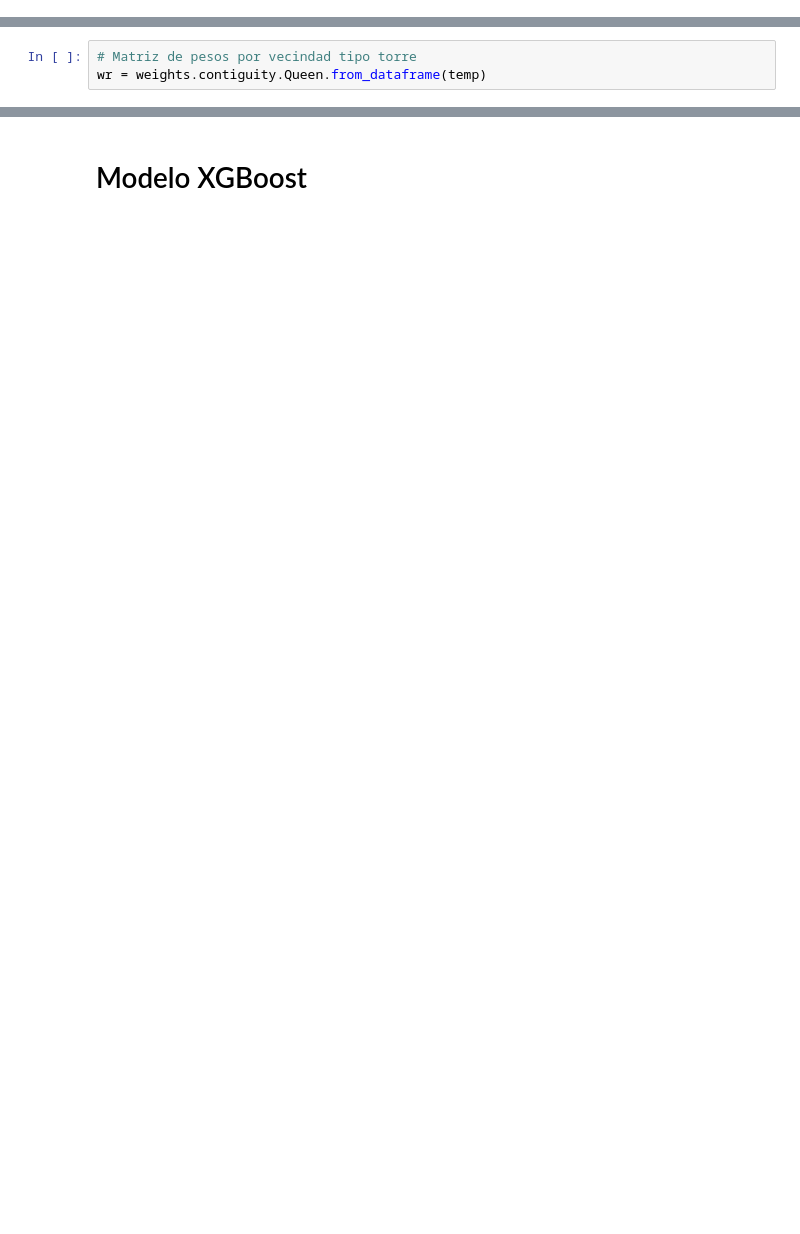
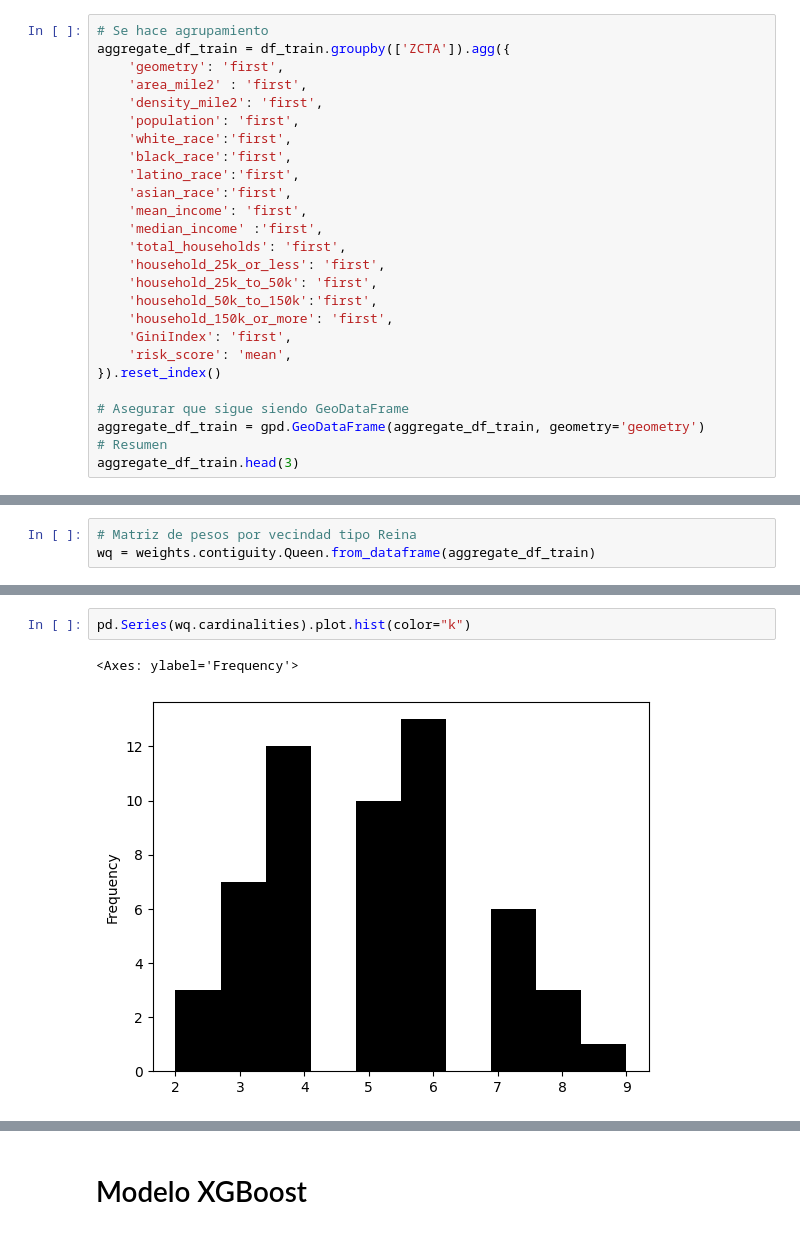
Before and after one commit to dnunez29/Trabajo-Final-Graduacion, a Jupyter notebook: Scripts/TFM_DanielNunezVargas_Modelo.ipynb, the cells around one changed output, grey strips where cells are left out. Cells and saved outputs as stored; diff of their text form; blank space fills up the shorter version.

```diff
--- a/Scripts/TFM_DanielNunezVargas_Modelo.ipynb
+++ b/Scripts/TFM_DanielNunezVargas_Modelo.ipynb
@@ -79,0 +116,26 @@ map.set_axis_off()
+# %%
+# Se hace agrupamiento
+aggregate_df_train = df_train.groupby(['ZCTA']).agg({
+    'geometry': 'first',
+    'area_mile2' : 'first',
+    'density_mile2': 'first',
+    'population': 'first',
+    'white_race':'first',
+    'black_race':'first',
+    'latino_race':'first',
+    'asian_race':'first',
+    'mean_income': 'first',
+    'median_income' :'first',
+    'total_households': 'first',
+    'household_25k_or_less': 'first',
+    'household_25k_to_50k': 'first',
+    'household_50k_to_150k':'first',
+    'household_150k_or_more': 'first',
+    'GiniIndex': 'first',
+    'risk_score': 'mean',
+}).reset_index()
+
+# Asegurar que sigue siendo GeoDataFrame
+aggregate_df_train = gpd.GeoDataFrame(aggregate_df_train, geometry='geometry')
+# Resumen
+aggregate_df_train.head(3)
@@ -80,3 +149,3 @@ map.set_axis_off()
 # %%
-# Matriz de pesos por vecindad tipo torre
-wr = weights.contiguity.Queen.from_dataframe(temp)
+# Matriz de pesos por vecindad tipo Reina
+wq = weights.contiguity.Queen.from_dataframe(aggregate_df_train)
@@ -121,0 +222,5 @@ wr.pct_nonzero
+# %%
+pd.Series(wq.cardinalities).plot.hist(color="k")
+# %% [output]
+<Axes: ylabel='Frequency'>
+[figure, added]
```
Also changed, not shown: parts of 64 cells of this notebook, 1 other file.
